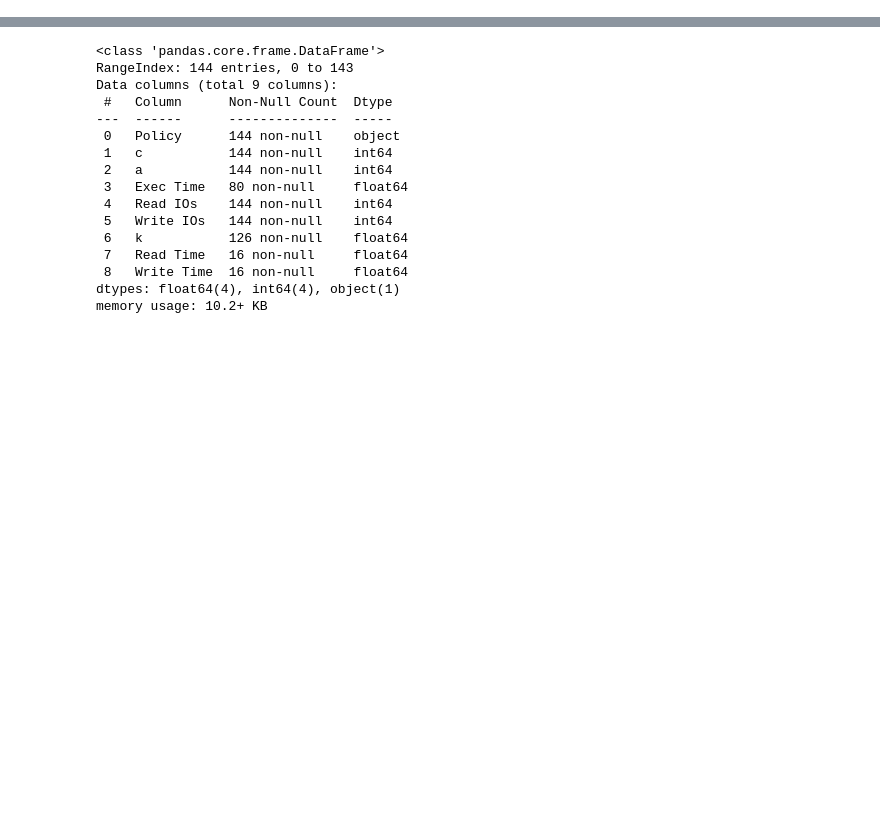
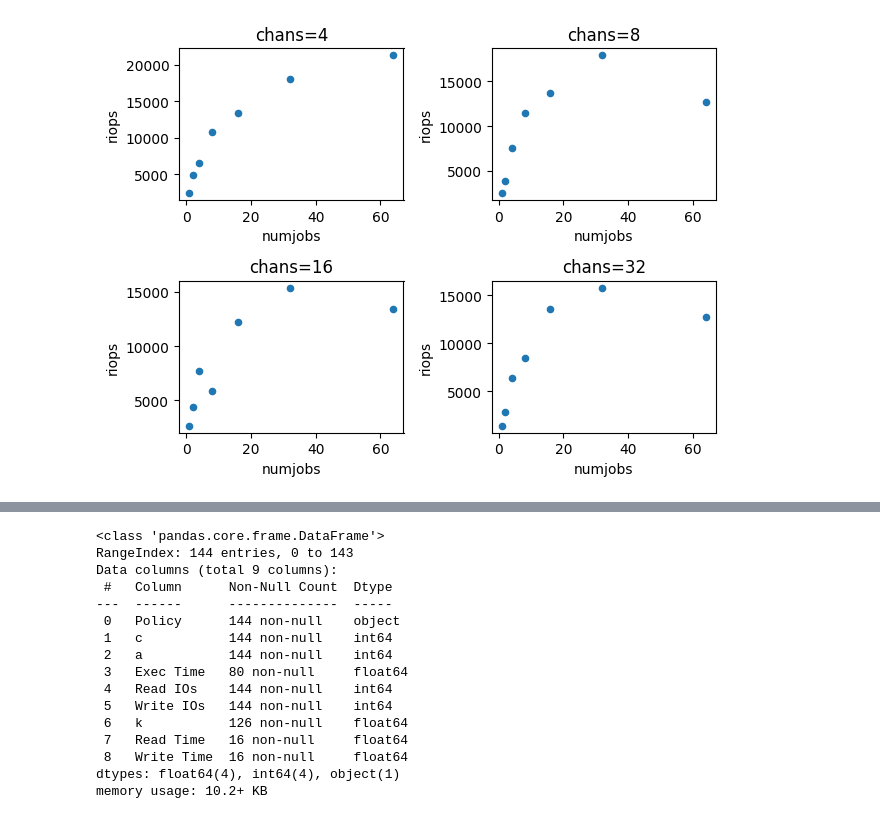
Before and after one commit to uenot/cs561-fproj-data, a Jupyter notebook: analysis.ipynb, the cells around one changed output, grey strips where cells are left out. Saved outputs shown, nothing was run; the diff lists cells and outputs as text; code cells hidden in the pictures; blank space fills up the shorter version.

```diff
--- a/analysis.ipynb
+++ b/analysis.ipynb
@@ -3,0 +72,8 @@ import seaborn as sns
+# %%
+fig, axes = plt.subplots(2, 2)
+for i, chans in enumerate([4, 8, 16, 32]):
+    df[df["chans"] == chans].plot(ax=axes[i//2, i%2], x="numjobs", y="riops", kind="scatter", title=f'chans={chans}')
+plt.tight_layout()
+plt.show();
+# %% [output]
+[figure, added]
```
Also changed, not shown: parts of 9 cells of this notebook.
